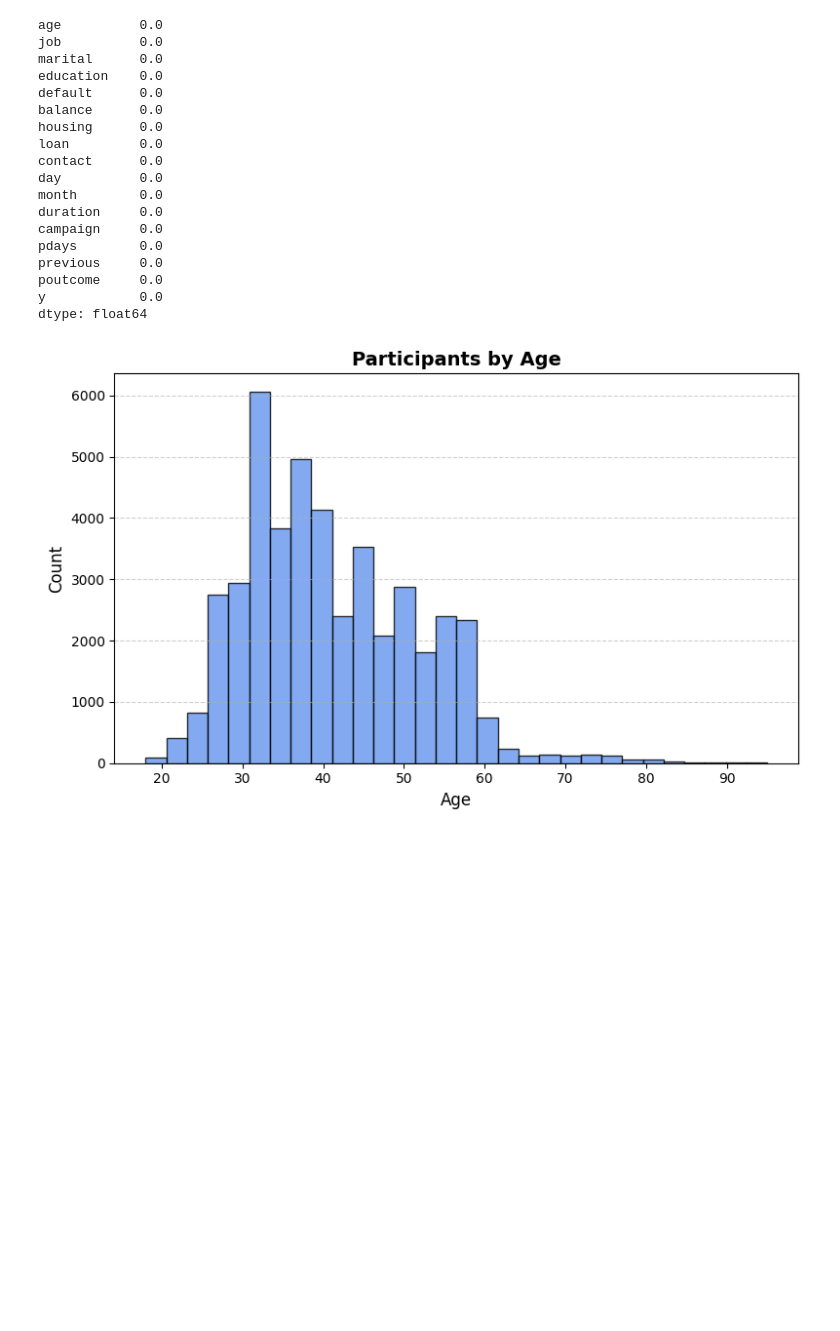
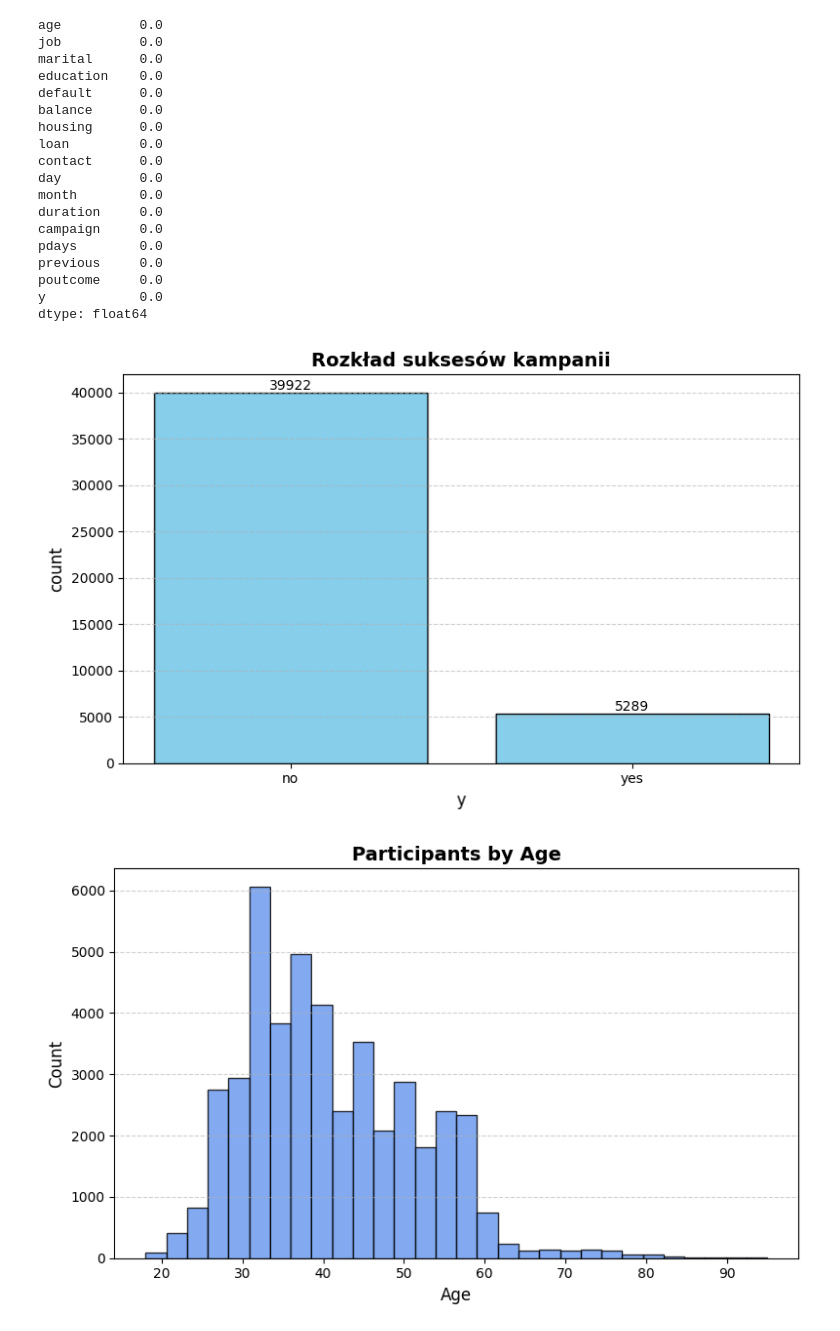
Before and after one commit to scislinski-r/EDA---kampania-banku, a Jupyter notebook: Main.ipynb, the cells around one changed output. Saved outputs shown, nothing was run; the diff lists cells and outputs as text; code cells hidden in the pictures; blank space fills up the shorter version.

Commit message:
dodanie wykresów + kolumn numerycznych

```diff
--- a/Main.ipynb
+++ b/Main.ipynb
@@ -43,6 +64,8 @@ Data columns (total 17 columns):
  16  y          45211 non-null  object
 dtypes: int64(7), object(10)
 memory usage: 5.9+ MB
+# %%
+df['y'] =
 # %%
 df.describe()
 # %% [output]
@@ -55,3 +78,5 @@ df.describe()
 | 50% | 39.000000 | 448.000000 | 16.000000 | 180.000000 | 2.000000 | -1.000000 | 0.000000 |
 | 75% | 48.000000 | 1428.000000 | 21.000000 | 319.000000 | 3.000000 | -1.000000 | 0.000000 |
 | max | 95.000000 | 102127.000000 | 31.000000 | 4918.000000 | 63.000000 | 871.000000 | 275.000000 |
+# %%
+df['y'] = df['y'].replace({'yes': 1, 'no': 0})
@@ -97,6 +126,30 @@ previous     0.0
 poutcome     0.0
 y            0.0
 dtype: float64
+# %%
+# Policz liczebność kolumny 'y'
+y_count = df['y'].value_counts()
+races = y_count.index
+counts = y_count.values
+
+
+# Tworzenie wykresu
+plt.figure(figsize=(8, 5))
+bars = plt.bar(y_count.index, counts, color="skyblue", edgecolor="black")
+plt.title("Rozkład suksesów kampanii", fontsize=14, fontweight='bold')
+plt.xlabel("y", fontsize=12)
+plt.ylabel("count", fontsize=12)
+
+# Dodanie etykiet
+for bar in bars:
+    height = bar.get_height()
+    plt.text(bar.get_x() + bar.get_width()/2, height + 0.5, f'{int(height)}',
+             ha='center', va='bottom', fontsize=10)
+
+plt.grid(axis='y', linestyle='--', alpha=0.6)
+plt.tight_layout()
+# %% [output]
+[figure, added]
 # %%
 plt.figure(figsize=(8, 5))
 plt.hist(
```
Also changed, not shown: parts of 4 cells of this notebook.
